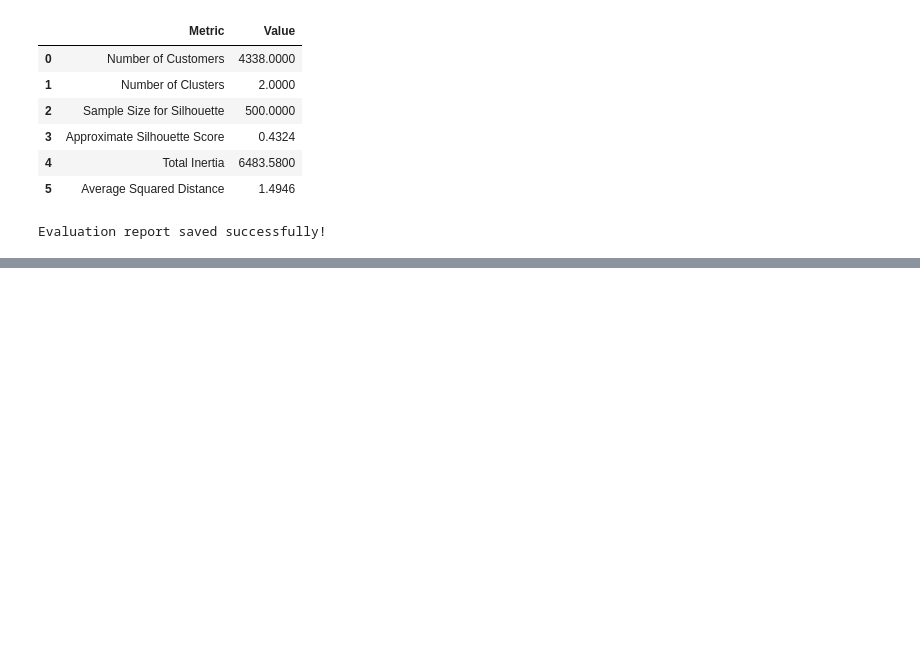
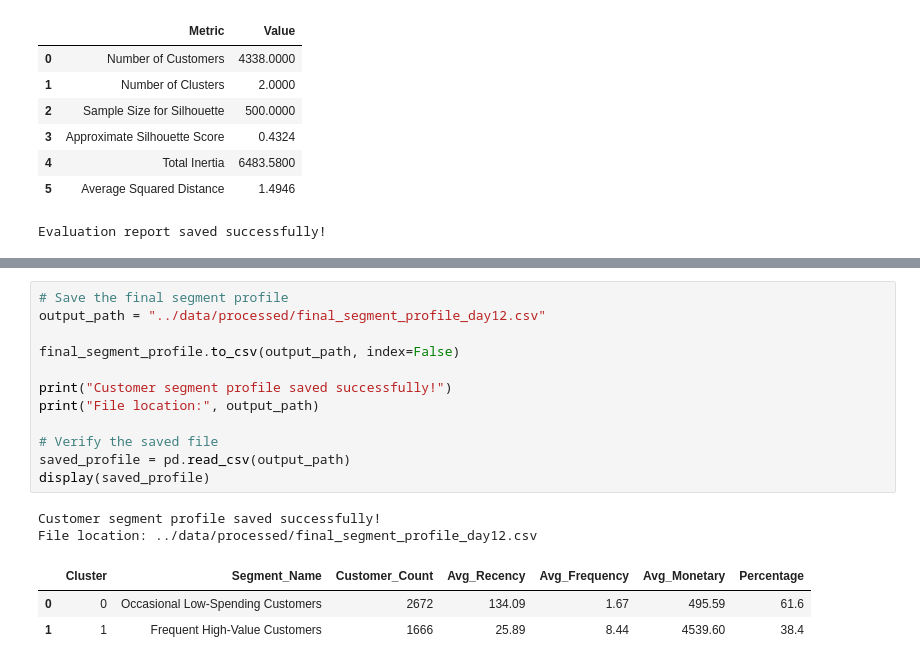
Before and after one commit to vanshika-2105/customer-segmentation-ml, a Jupyter notebook: notebooks/01_customer_segmentation_setup.ipynb, the cells around one changed output, grey strips where cells are left out. Drawn from its saved outputs; the diff is of its cells as text; blank space fills up the shorter version.

```diff
--- a/notebooks/01_customer_segmentation_setup.ipynb
+++ b/notebooks/01_customer_segmentation_setup.ipynb
@@ -1988,0 +2141,18 @@ Evaluation report saved successfully!
+# %%
+# Save the final segment profile
+output_path = "../data/processed/final_segment_profile_day12.csv"
+
+final_segment_profile.to_csv(output_path, index=False)
+
+print("Customer segment profile saved successfully!")
+print("File location:", output_path)
+
+# Verify the saved file
+saved_profile = pd.read_csv(output_path)
+display(saved_profile)
+# %% [output]
+Customer segment profile saved successfully!
+File location: ../data/processed/final_segment_profile_day12.csv
+|  | Cluster | Segment_Name | Customer_Count | Avg_Recency | Avg_Frequency | Avg_Monetary | Percentage |
+| 0 | 0 | Occasional Low-Spending Customers | 2672 | 134.09 | 1.67 | 495.59 | 61.6 |
+| 1 | 1 | Frequent High-Value Customers | 1666 | 25.89 | 8.44 | 4539.60 | 38.4 |
```
Also changed, not shown: parts of 6 cells of this notebook, 1 other file.
